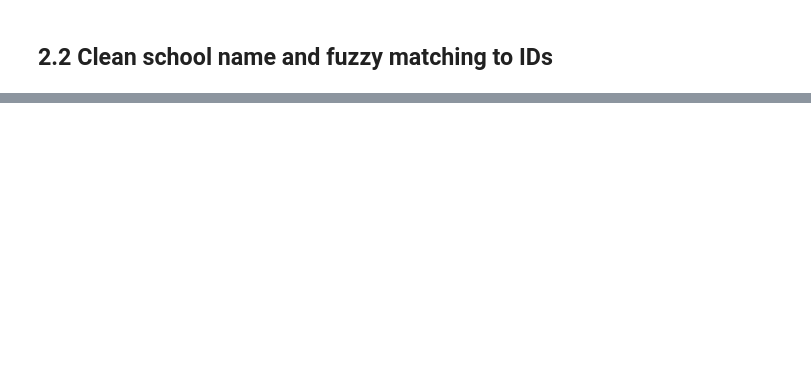
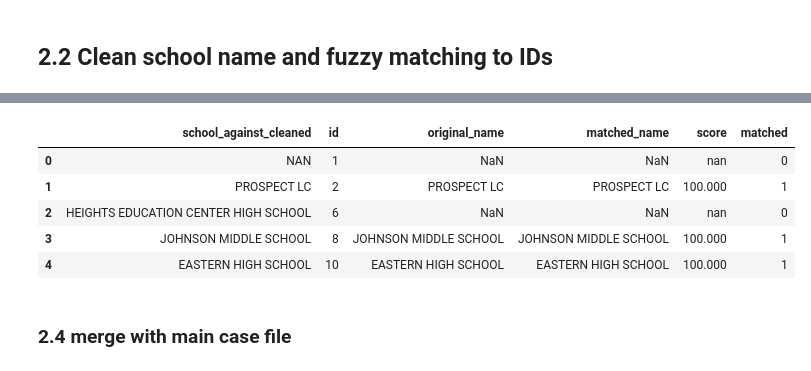
Before and after one commit to rebeccajohnson88/rights_towhat_chapter, a Jupyter notebook: code/03_merge_withdem.ipynb, the cells around one changed output, grey strips where cells are left out. Saved outputs shown, nothing was run; the diff lists cells and outputs as text; code cells hidden in the pictures; blank space fills up the shorter version.

```diff
--- a/code/03_merge_withdem.ipynb
+++ b/code/03_merge_withdem.ipynb
@@ -97,7 +112,7 @@ def find_fuzzy_namematches(one_name: str, all_names: list,
 # %% [markdown]
 ## 1. Load and do prelim cleaning of filings data
 # %%
-dc_filings_init = pd.read_csv("../data/dc/intermediate/processed_filings.csv")
+dc_filings_init = pd.read_csv(base_path + "data/dc/intermediate/processed_filings.csv")
 
 dc_filings_init['failed_parse'] = np.where(dc_filings_init.eq(dc_filings_init.iloc[:, 0],
                                 axis=0).all(1), 1, 0)
@@ -108,7 +123,7 @@ rownums_failedparse = pd.DataFrame({'missing_info':
                 dc_filings_init.loc[dc_filings_init.failed_parse == 1].index.tolist()})
 
 ## write those and go back to process tables, pulling all cols for those rows
-rownums_failedparse.to_pickle("../data/dc/intermediate/rownums_failedparse.pickle")
+rownums_failedparse.to_pickle(base_path + "data/dc/intermediate/rownums_failedparse.pickle")
 
 
 ## subset to ones that parsed
@@ -1121,0 +288,25 @@ KeyboardInterrupt:
+# %%
+## load results of fmatch
+fm_cc_filings = pd.read_csv(base_path + "data/dc/intermediate/nces_filings_fuzzymatch.csv")
+
+
+## merge back using original name
+filings_crosswalk_wmatch = pd.merge(filings_crosswalk,
+                                   fm_cc_filings[['original_name', 'matched_name', 'score']],
+                                   left_on = 'school_against_cleaned',
+                                   right_on = 'original_name',
+                                   how = "left")
+
+filings_crosswalk_wmatch['matched'] = np.where(filings_crosswalk_wmatch.score.notnull(), 1, 0)
+
+## write the non-matched ones to csv and deal with later
+filings_crosswalk_wmatch.loc[filings_crosswalk_wmatch.matched == 0].to_csv(base_path + "data/dc/intermediate/nonmatch_schoolname.csv")
+
+## manually match them
+# %% [output]
+|  | school_against_cleaned | id | original_name | matched_name | score | matched |
+| 0 | NAN | 1 | NaN | NaN | nan | 0 |
+| 1 | PROSPECT LC | 2 | PROSPECT LC | PROSPECT LC | 100.000 | 1 |
+| 2 | HEIGHTS EDUCATION CENTER HIGH SCHOOL | 6 | NaN | NaN | nan | 0 |
+| 3 | JOHNSON MIDDLE SCHOOL | 8 | JOHNSON MIDDLE SCHOOL | JOHNSON MIDDLE SCHOOL | 100.000 | 1 |
+| 4 | EASTERN HIGH SCHOOL | 10 | EASTERN HIGH SCHOOL | EASTERN HIGH SCHOOL | 100.000 | 1 |
@@ -1121,0 +329,2 @@ KeyboardInterrupt:
+# %% [markdown]
+### 2.4 merge with main case file
```
Also changed, not shown: parts of 88 cells of this notebook.
